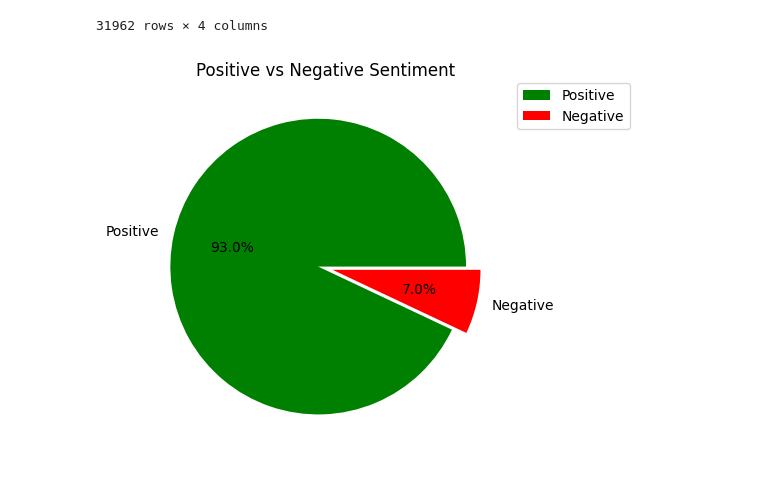
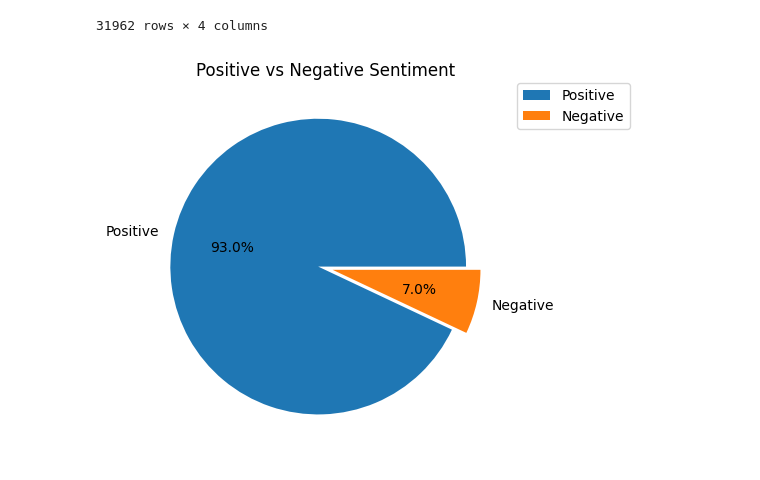
Before and after one commit to bapvillamil/word_embeddings, a Jupyter notebook: word_embeddings.ipynb, the cells around one changed output. Cells and saved outputs as stored; diff of their text form; code cells hidden in the pictures.

```diff
--- a/word_embeddings.ipynb
+++ b/word_embeddings.ipynb
@@ -440,9 +440,8 @@ train_df
 31962 rows × 4 columns
 # %%
 data = train_df['sentiment'].value_counts()
-colors = ['green','red']
-ax = data.plot(kind='pie', autopct='%1.1f%%', explode=[0.05, 0.05], legend=True, title='Positive vs Negative Sentiment', ylabel='', colors=colors)
+ax = data.plot(kind='pie', autopct='%1.1f%%', explode=[0.05, 0.05], legend=True, title='Positive vs Negative Sentiment', ylabel='')
 ax.legend(bbox_to_anchor=(1,1.02), loc='upper left')
 plt.show()
 # %% [output]
-[figure, old version]
+[figure, new version]
```
Also changed, not shown: 8 other files.
